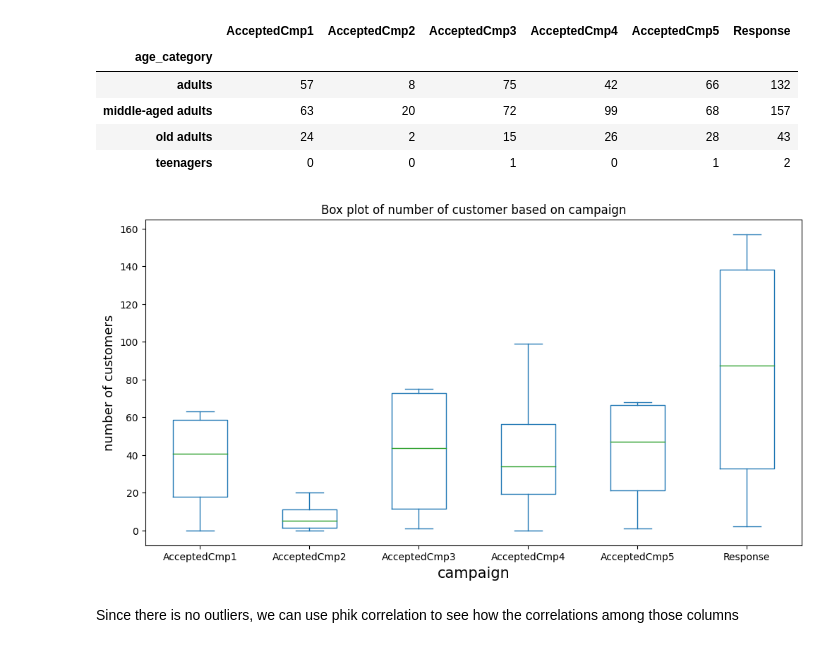
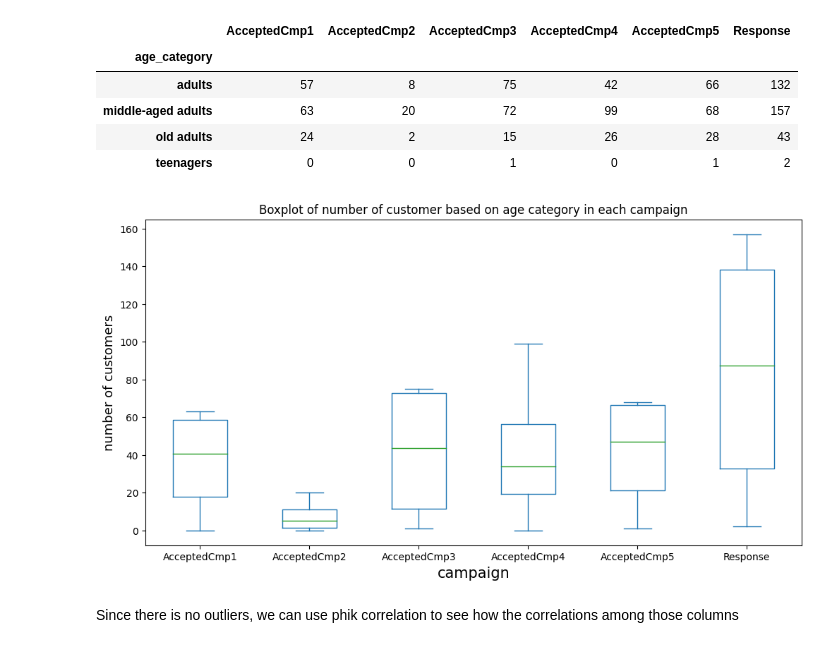
Before and after one commit to fnkhairudin/CapstoneProjectModul2, a Jupyter notebook: notebooks/2.0-fnk-data-analysis.ipynb, the cells around one changed output. Saved outputs shown, nothing was run; the diff lists cells and outputs as text; code cells hidden in the pictures.

```diff
--- a/notebooks/2.0-fnk-data-analysis.ipynb
+++ b/notebooks/2.0-fnk-data-analysis.ipynb
@@ -274,18 +280,18 @@ df_accept.groupby('age_category')[cols].agg('sum')
 # %%
 # check are there any outlier data ?
 df_accept.groupby('age_category')[cols].agg('sum').plot(kind='box', figsize=(12,6))
 
 # set title
-plt.title("Box plot of number of customer based on campaign")
+plt.title("Boxplot of number of customer based on age category in each campaign")
 
 # set x and y label
 plt.xlabel("campaign", fontsize=15)
 plt.ylabel("number of customers", fontsize=13)
 
 # show graphs
 plt.show()
 # %% [output]
-[figure, old version]
+[figure, new version]
 # %% [markdown]
 Since there is no outliers, we can use phik correlation to see how the correlations among those columns
 # %%
```
Also changed, not shown: parts of 40 cells of this notebook.
